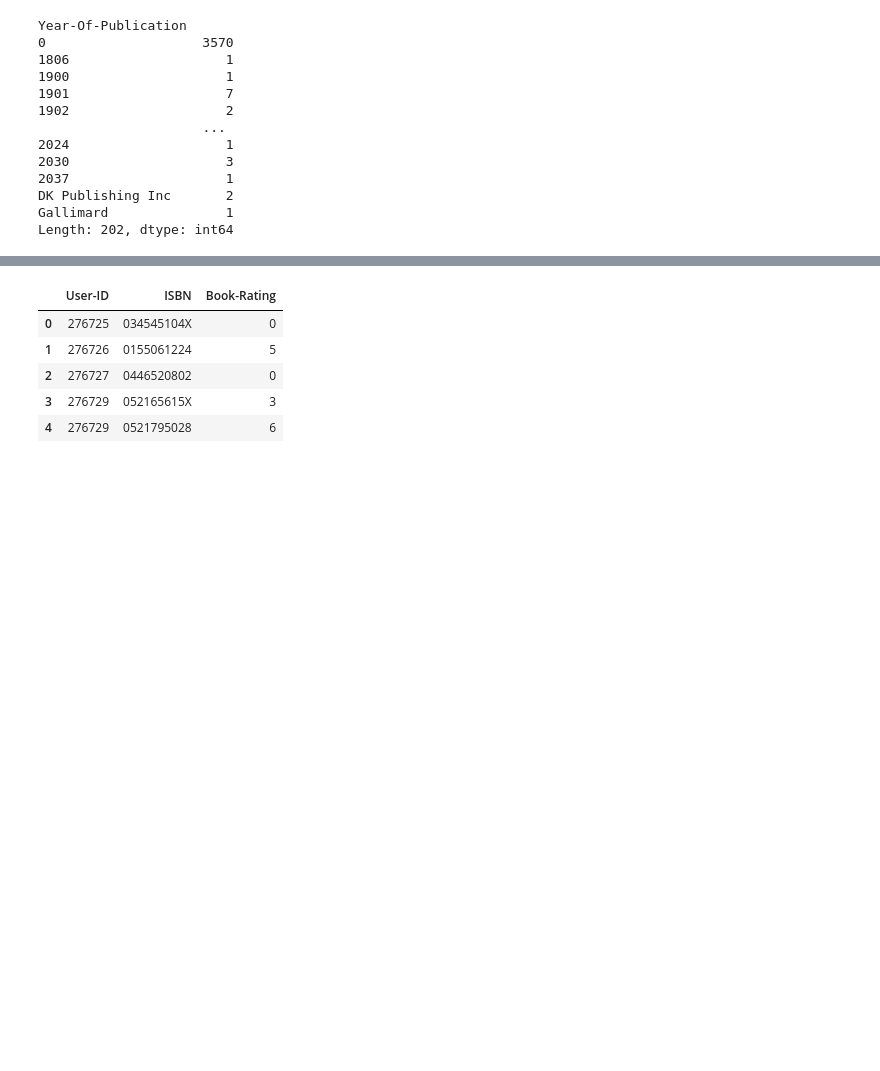
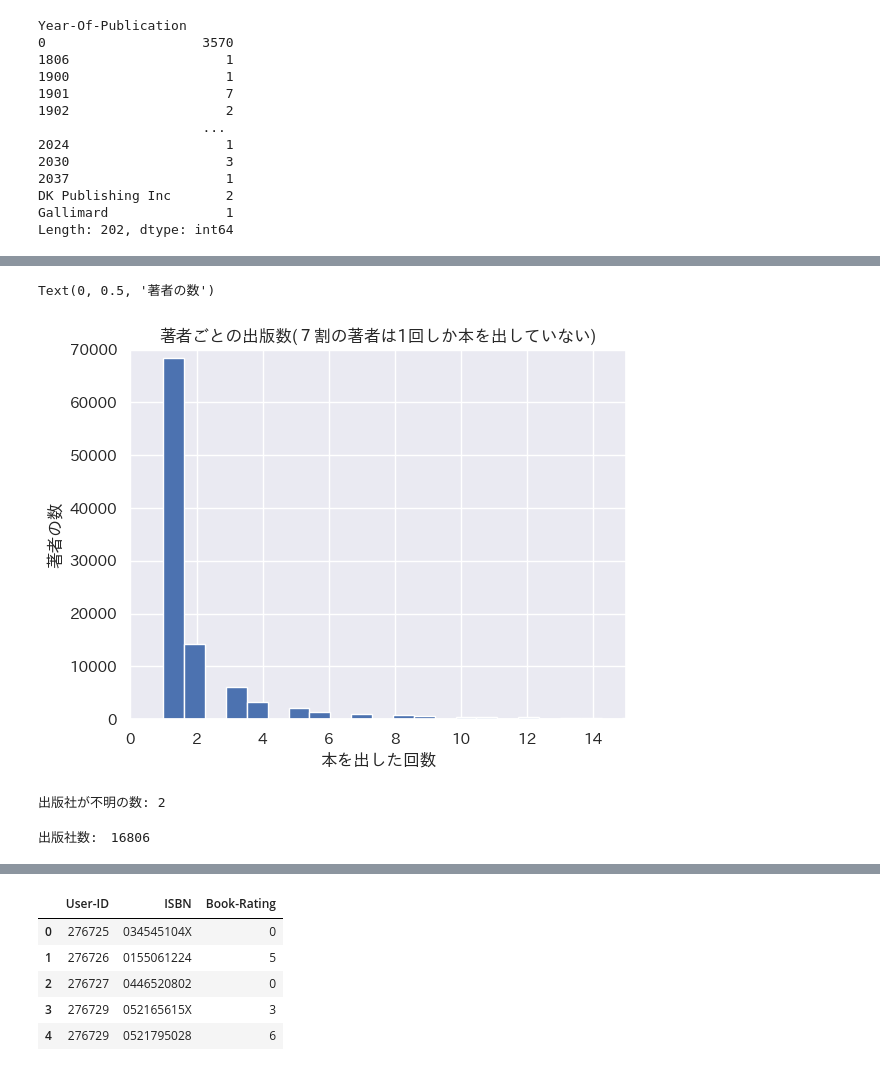
Before and after one commit to tatsuki1107/recsys-training, a Jupyter notebook: book_recommendation/index.ipynb, the cells around one changed output, grey strips where cells are left out. Cells and saved outputs as stored; diff of their text form; code cells hidden in the pictures; blank space fills up the shorter version.

```diff
--- a/book_recommendation/index.ipynb
+++ b/book_recommendation/index.ipynb
@@ -179,0 +236,16 @@ ax.set_xlim([1970,2010])
+# %%
+fig, ax = plt.subplots()
+ax.hist(x=publish_count_list, bins=1000)
+ax.set_xlim(0,15)
+ax.set_ylim(0,70000)
+ax.set_title('著者ごとの出版数(７割の著者は1回しか本を出していない)')
+ax.set_xlabel('本を出した回数')
+ax.set_ylabel('著者の数')
+# %% [output]
+Text(0, 0.5, '著者の数')
+[figure, added]
+# %%
+nan_publisher_count = len(book_df[book_df["Publisher"].isnull()])
+print(f'出版社が不明の数: {nan_publisher_count}')
+# %% [output]
+出版社が不明の数: 2
@@ -179,0 +256,5 @@ ax.set_xlim([1970,2010])
+# %%
+publisher_count = len(book_df.groupby("Publisher").size())
+print(f"出版社数:　{publisher_count}")
+# %% [output]
+出版社数:　16806
```
Also changed, not shown: parts of 23 cells of this notebook.
